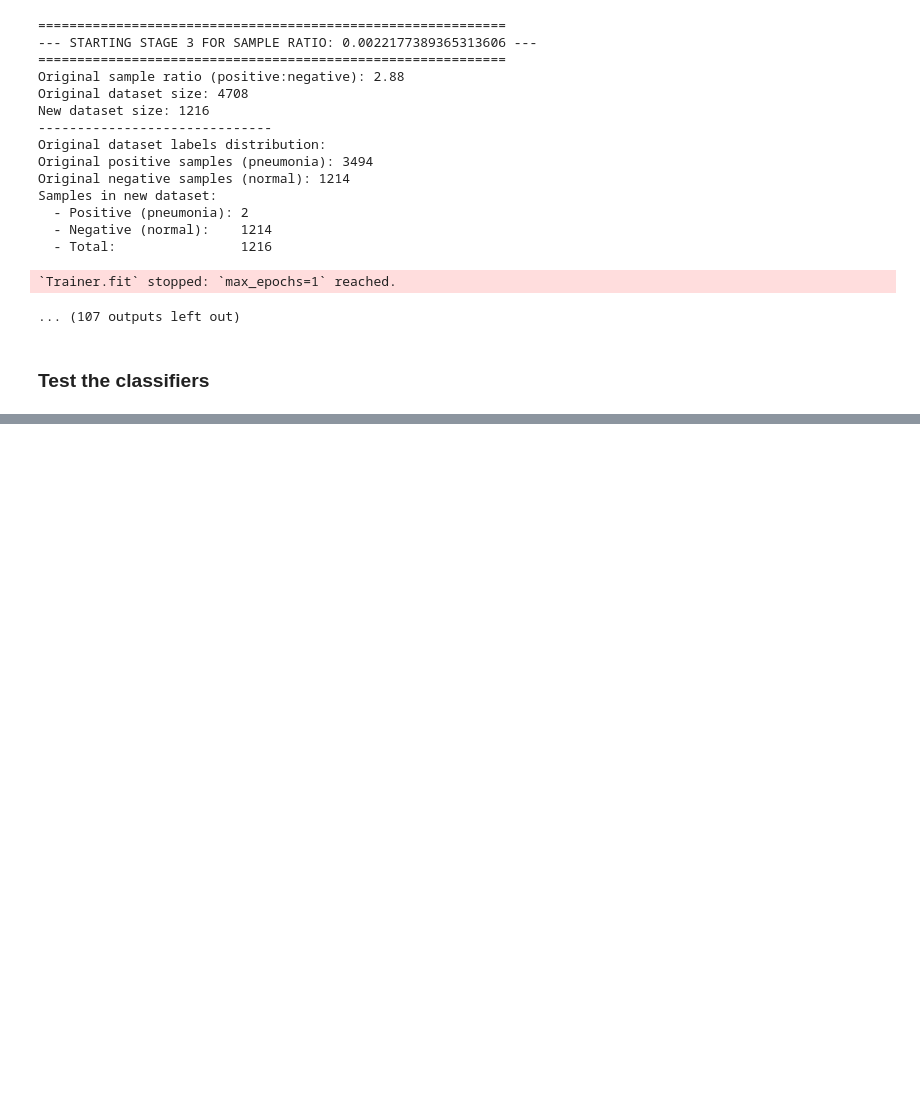
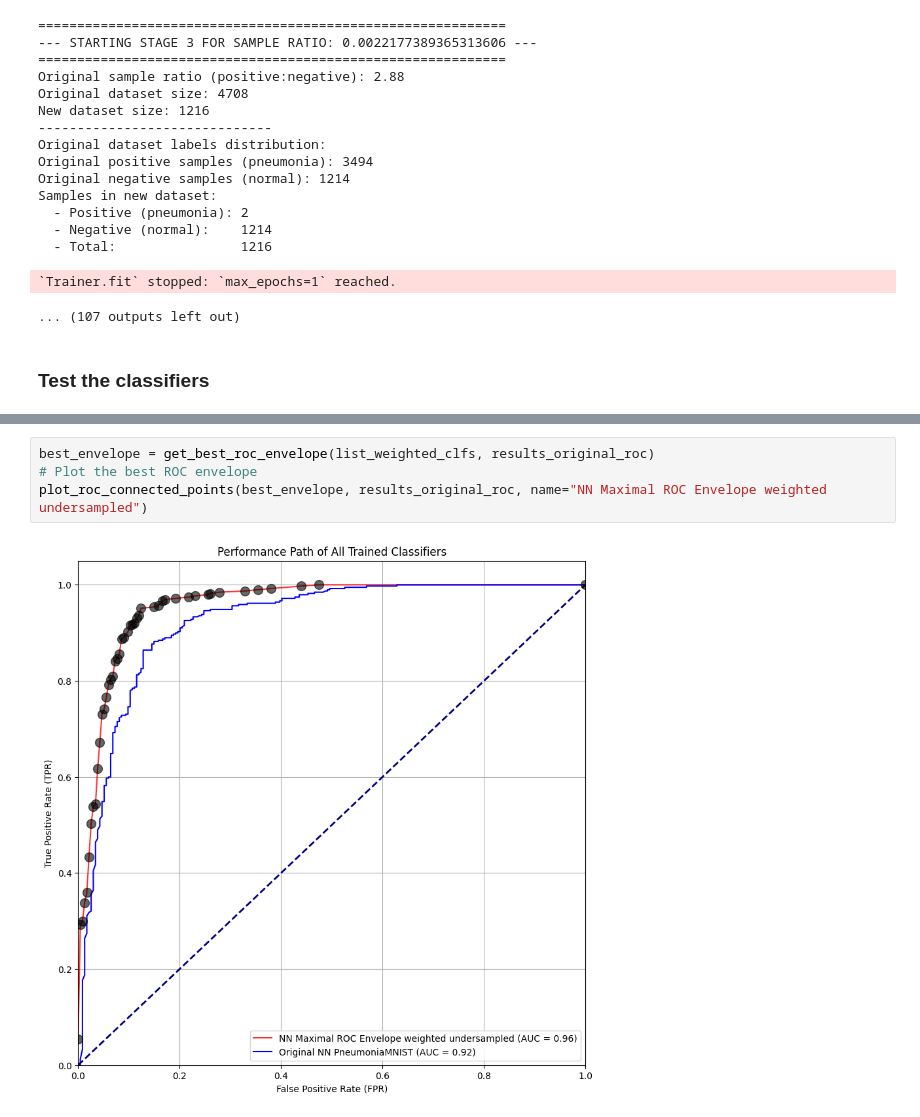
Before and after one commit to katzkid/RoC_Analysis, a Jupyter notebook: medMNIST_lightning_undersampling.ipynb, the cells around one changed output, grey strips where cells are left out. Saved outputs shown, nothing was run; the diff lists cells and outputs as text; blank space fills up the shorter version.

Commit message:
Maximal envelop function update

```diff
--- a/medMNIST_lightning_undersampling.ipynb
+++ b/medMNIST_lightning_undersampling.ipynb
@@ -1184,0 +1279,6 @@ plot_roc_connected_points(filtered_results, results_original_roc, name="Filtered
+# %%
+best_envelope = get_best_roc_envelope(list_weighted_clfs, results_original_roc)
+# Plot the best ROC envelope
+plot_roc_connected_points(best_envelope, results_original_roc, name="NN Maximal ROC Envelope weighted undersampled")
+# %% [output]
+[figure, added]
```
Also changed, not shown: parts of 7 cells of this notebook, 18 other files.
